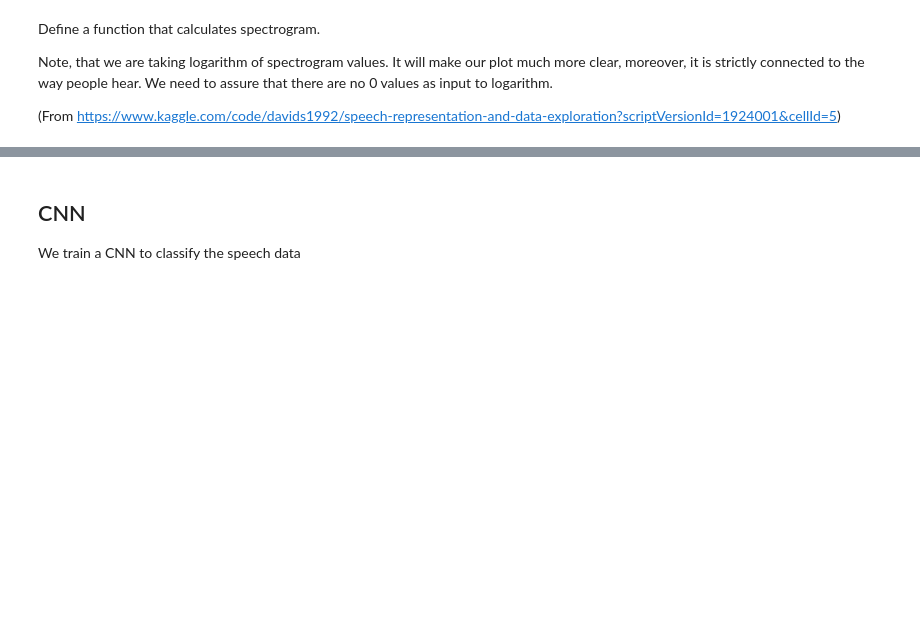
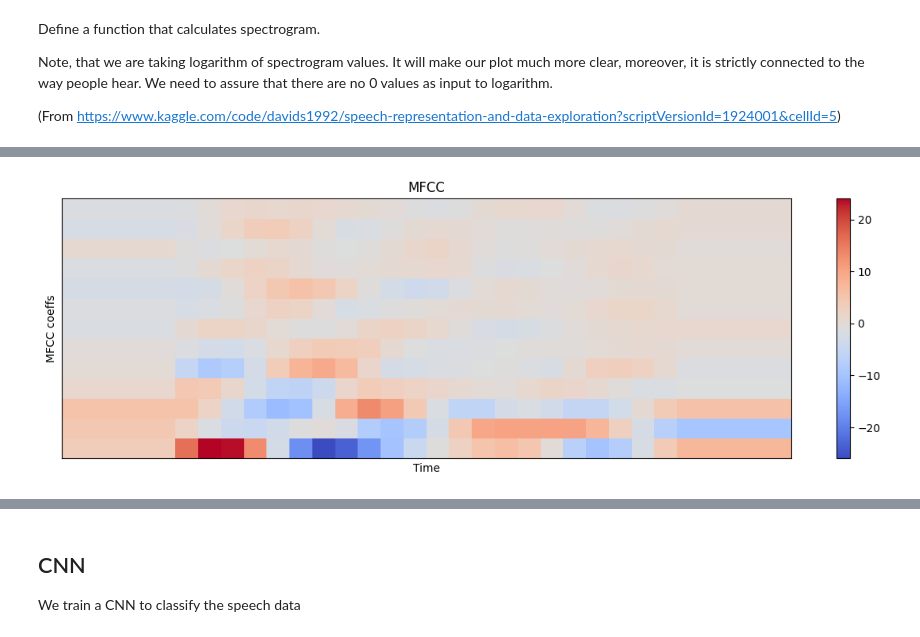
Before and after one commit to Lukas-J/DL2, a Jupyter notebook: src/project2.ipynb, the cells around one changed output, grey strips where cells are left out. Saved outputs shown, nothing was run; the diff lists cells and outputs as text; code cells hidden in the pictures; blank space fills up the shorter version.

```diff
--- a/src/project2.ipynb
+++ b/src/project2.ipynb
@@ -142,0 +176,18 @@ Text(0.5, 0, 'Seconds')
+# %%
+# Calculate MFCC
+# https://www.kaggle.com/code/davids1992/speech-representation-and-data-exploration?scriptVersionId=1924001&cellId=14
+
+mfcc = librosa.feature.mfcc(S=log_S, n_mfcc=13)
+
+# Let's pad on the first and second deltas while we're at it
+delta2_mfcc = librosa.feature.delta(mfcc, order=2)
+
+plt.figure(figsize=(12, 4))
+librosa.display.specshow(delta2_mfcc)
+plt.ylabel('MFCC coeffs')
+plt.xlabel('Time')
+plt.title('MFCC')
+plt.colorbar()
+plt.tight_layout()
+# %% [output]
+[figure, added]
```
Also changed, not shown: parts of 12 cells of this notebook.
